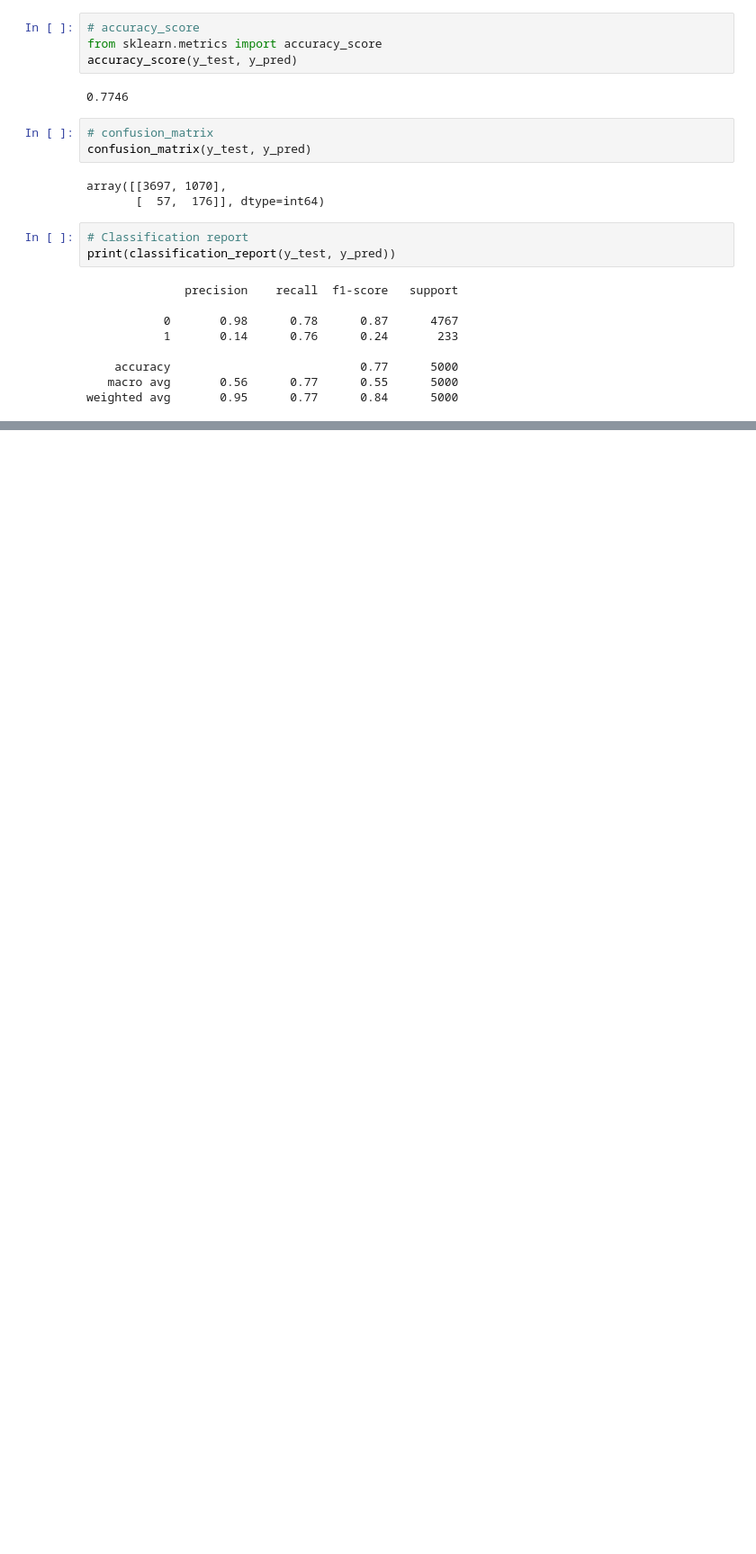
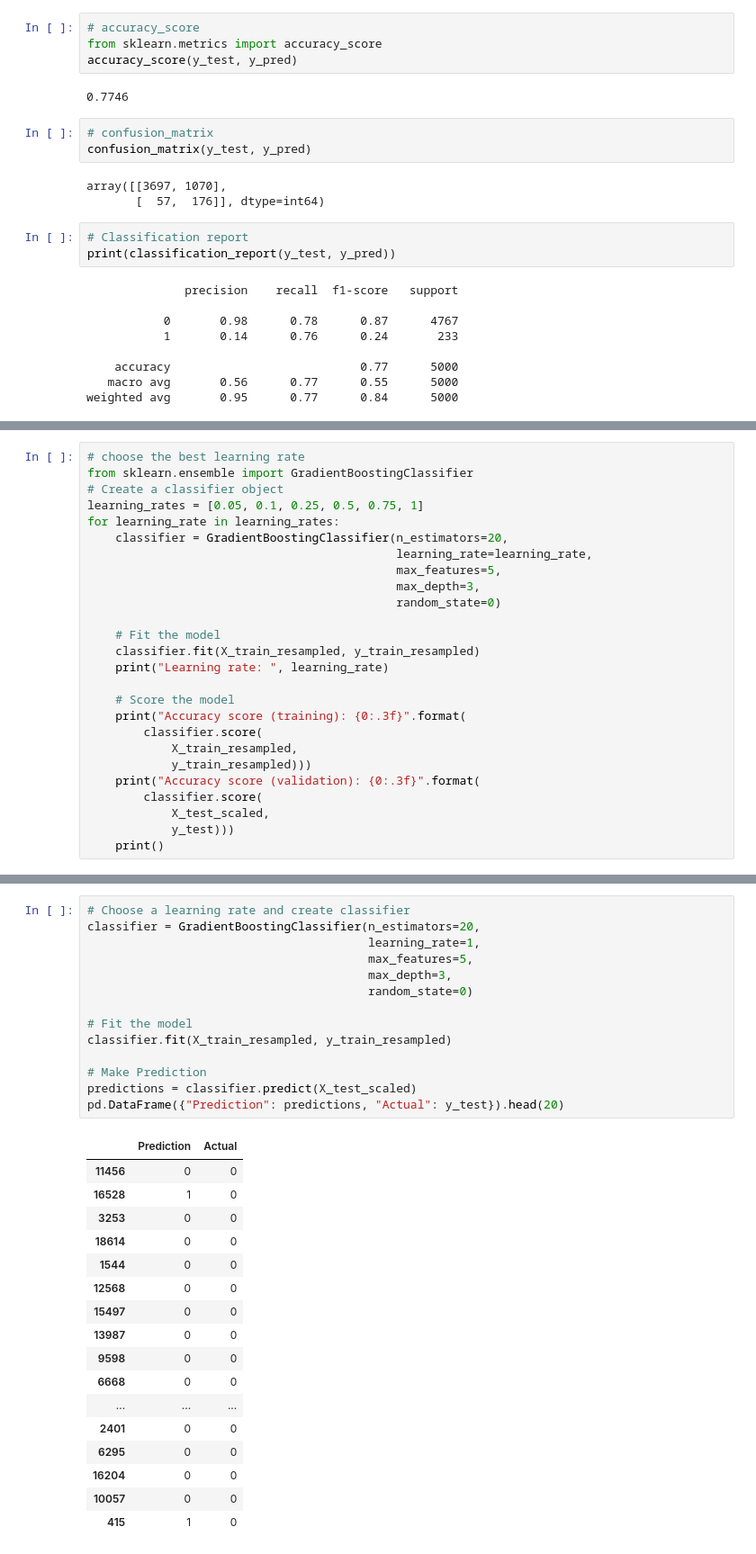
Before and after one commit to lindaperez/20_bk_AI_Covid19-Risk, a Jupyter notebook: modeling_provisional_data.ipynb, the cells around one changed output, grey strips where cells are left out. Shown at 90% size. Cells and saved outputs as stored; diff of their text form; blank space fills up the shorter version.

```diff
--- a/modeling_provisional_data.ipynb
+++ b/modeling_provisional_data.ipynb
@@ -213,0 +233,26 @@ weighted avg       0.95      0.77      0.84      5000
+# %%
+# choose the best learning rate
+from sklearn.ensemble import GradientBoostingClassifier
+# Create a classifier object
+learning_rates = [0.05, 0.1, 0.25, 0.5, 0.75, 1]
+for learning_rate in learning_rates:
+    classifier = GradientBoostingClassifier(n_estimators=20,
+                                            learning_rate=learning_rate,
+                                            max_features=5,
+                                            max_depth=3,
+                                            random_state=0)
+
+    # Fit the model
+    classifier.fit(X_train_resampled, y_train_resampled)
+    print("Learning rate: ", learning_rate)
+
+    # Score the model
+    print("Accuracy score (training): {0:.3f}".format(
+        classifier.score(
+            X_train_resampled,
+            y_train_resampled)))
+    print("Accuracy score (validation): {0:.3f}".format(
+        classifier.score(
+            X_test_scaled,
+            y_test)))
+    print()
@@ -213,0 +277,32 @@ weighted avg       0.95      0.77      0.84      5000
+# %%
+# Choose a learning rate and create classifier
+classifier = GradientBoostingClassifier(n_estimators=20,
+                                        learning_rate=1,
+                                        max_features=5,
+                                        max_depth=3,
+                                        random_state=0)
+
+# Fit the model
+classifier.fit(X_train_resampled, y_train_resampled)
+
+# Make Prediction
+predictions = classifier.predict(X_test_scaled)
+pd.DataFrame({"Prediction": predictions, "Actual": y_test}).head(20)
+# %% [output]
+|  | Prediction | Actual |
+| 11456 | 0 | 0 |
+| 16528 | 1 | 0 |
+| 3253 | 0 | 0 |
+| 18614 | 0 | 0 |
+| 1544 | 0 | 0 |
+| 12568 | 0 | 0 |
+| 15497 | 0 | 0 |
+| 13987 | 0 | 0 |
+| 9598 | 0 | 0 |
+| 6668 | 0 | 0 |
+| ... | ... | ... |
+| 2401 | 0 | 0 |
+| 6295 | 0 | 0 |
+| 16204 | 0 | 0 |
+| 10057 | 0 | 0 |
+| 415 | 1 | 0 |
```
Also changed, not shown: parts of 8 cells of this notebook.
